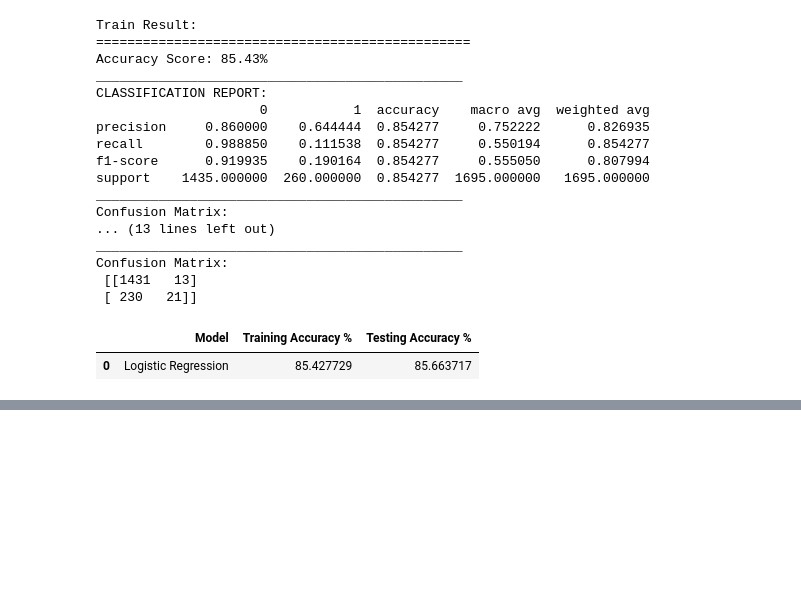
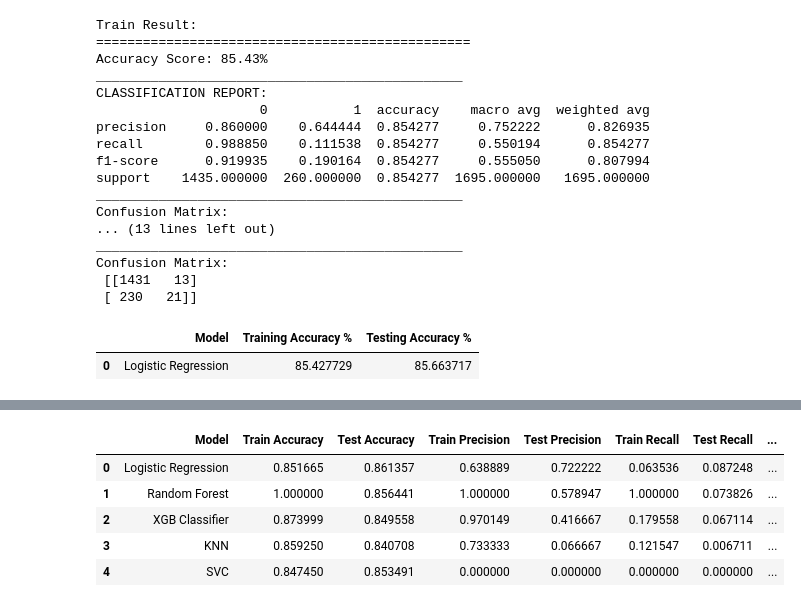
Before and after one commit to DrKamaleshR/CVD-classification, a Jupyter notebook: CVDriskclass.ipynb, the cells around one changed output, grey strips where cells are left out. Drawn from its saved outputs; the diff is of its cells as text; code cells hidden in the pictures; blank space fills up the shorter version.

```diff
--- a/CVDriskclass.ipynb
+++ b/CVDriskclass.ipynb
@@ -375,0 +400,10 @@ results_df
+# %%
+# Creating a dictionary for models
+ClassModels = {'Logistic Regression' : LogisticRegression(),
+              'Random Forest' : RandomForestClassifier(),
+              'XGB Classifier' : XGBClassifier(),
+              'KNN' : KNeighborsClassifier(),
+              'SVC' : SVC(probability=True)}
+# %%
+X = dataset.drop('TenYearCHD', axis=1)
+y = dataset.TenYearCHD
@@ -375,0 +474,10 @@ results_df
+# %%
+# Models and their scores
+model_table
+# %% [output]
+|  | Model | Train Accuracy | Test Accuracy | Train Precision | Test Precision | Train Recall | Test Recall | ... |
+| 0 | Logistic Regression | 0.851665 | 0.861357 | 0.638889 | 0.722222 | 0.063536 | 0.087248 | ... |
+| 1 | Random Forest | 1.000000 | 0.856441 | 1.000000 | 0.578947 | 1.000000 | 0.073826 | ... |
+| 2 | XGB Classifier | 0.873999 | 0.849558 | 0.970149 | 0.416667 | 0.179558 | 0.067114 | ... |
+| 3 | KNN | 0.859250 | 0.840708 | 0.733333 | 0.066667 | 0.121547 | 0.006711 | ... |
+| 4 | SVC | 0.847450 | 0.853491 | 0.000000 | 0.000000 | 0.000000 | 0.000000 | ... |
```
Also changed, not shown: parts of 9 cells of this notebook.
